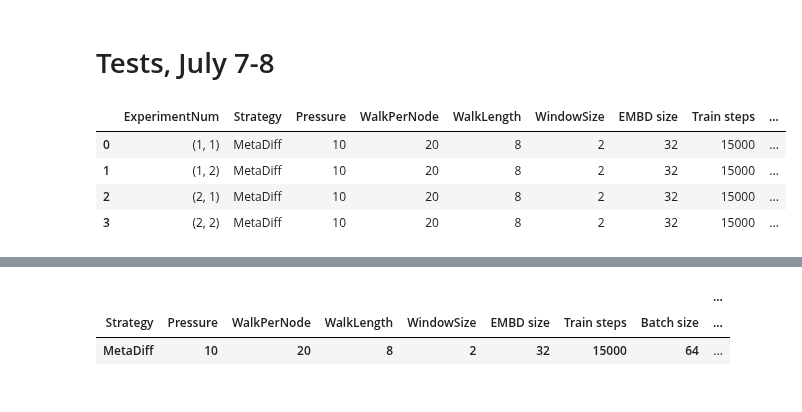
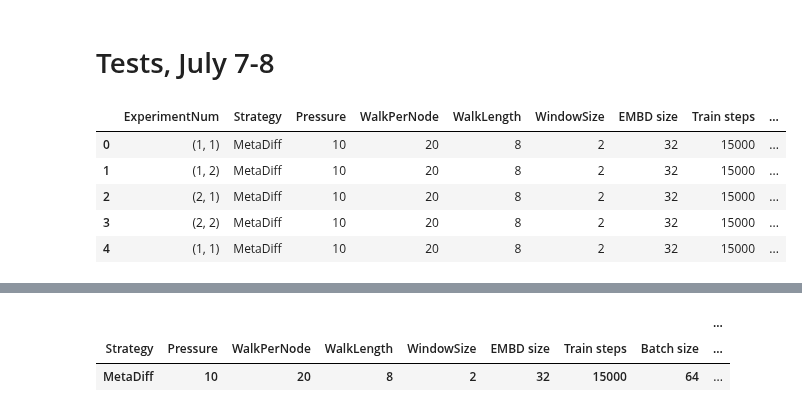
Before and after one commit to AlexWorldD/NetEmbs, a Jupyter notebook: Sensitivity analysis.ipynb, the cells around one changed output, grey strips where cells are left out. Cells and saved outputs as stored; diff of their text form; code cells hidden in the pictures.

```diff
--- a/Sensitivity analysis.ipynb
+++ b/Sensitivity analysis.ipynb
@@ -193,8 +193,8 @@ CONFIG.GLOBAL_FSN = FSN()
 CONFIG.GLOBAL_FSN.build(d, left_title="FA_Name")
 print("FSN sucessfully constructed: \n", CONFIG.GLOBAL_FSN.info())
 logging.getLogger(CONFIG.MAIN_LOGGER).info(f"FSN successfully constructed: \n, {str(CONFIG.GLOBAL_FSN.info())}")
-for sampling_exp in [1, 2]:
-    for tf_exp in [1, 2]:
+for sampling_exp in [1]:
+    for tf_exp in [1]:
         print(f'-------------- Experiment {(sampling_exp, tf_exp)} --------------')
         logging.getLogger(CONFIG.MAIN_LOGGER).info(
             f'-------------- Experiment {(sampling_exp, tf_exp)} --------------')
@@ -241,30 +241,31 @@ for sampling_exp in [1, 2]:
 
         #  8.  ////////// Clustering in embedding space \\\\\\\
         cl_labs = cl_Agglomerative(embeddings, N_CL)
         # 8.1 Plot t-SNE visualisation
         plot_tSNE(cl_labs, "label", folder=CONFIG.WORK_FOLDER[0] + CONFIG.WORK_FOLDER[1] + CONFIG.WORK_FOLDER[2],
                   title="Predicted label",
                   context="paper_full")
         plot_tSNE(cl_labs, "GroundTruth",
                   folder=CONFIG.WORK_FOLDER[0] + CONFIG.WORK_FOLDER[1] + CONFIG.WORK_FOLDER[2],
                   title="Ground Truth",
                   context="paper_full")
         print("Plotted required graphs!")
         # 8.2 ////////// Evaluate clustering quality \\\\\\\
         all_metrics = evaluate_all(cl_labs)
         # 9. Construct one row with given parameters and obtained results
         cur_params.update(all_metrics)
         cur_params.update(run_times)
         # Upload previous Results file
         res = pd.read_excel(CONFIG.ROOT_FOLDER + RESULT_FILE, index_col=0)
         # Append new result to DataFrame and save as Excel file
         res = res.append(cur_params, ignore_index=True)
         res.to_excel(CONFIG.ROOT_FOLDER + RESULT_FILE)
         clear_output(wait=True)
 res
 # %% [output]
 |  | ExperimentNum | Strategy | Pressure | WalkPerNode | WalkLength | WindowSize | EMBD size | Train steps | ... |
 | 0 | (1, 1) | MetaDiff | 10 | 20 | 8 | 2 | 32 | 15000 | ... |
 | 1 | (1, 2) | MetaDiff | 10 | 20 | 8 | 2 | 32 | 15000 | ... |
 | 2 | (2, 1) | MetaDiff | 10 | 20 | 8 | 2 | 32 | 15000 | ... |
 | 3 | (2, 2) | MetaDiff | 10 | 20 | 8 | 2 | 32 | 15000 | ... |
+| 4 | (1, 1) | MetaDiff | 10 | 20 | 8 | 2 | 32 | 15000 | ... |
```
Also changed, not shown: parts of 2 cells of this notebook, 45 other files.
